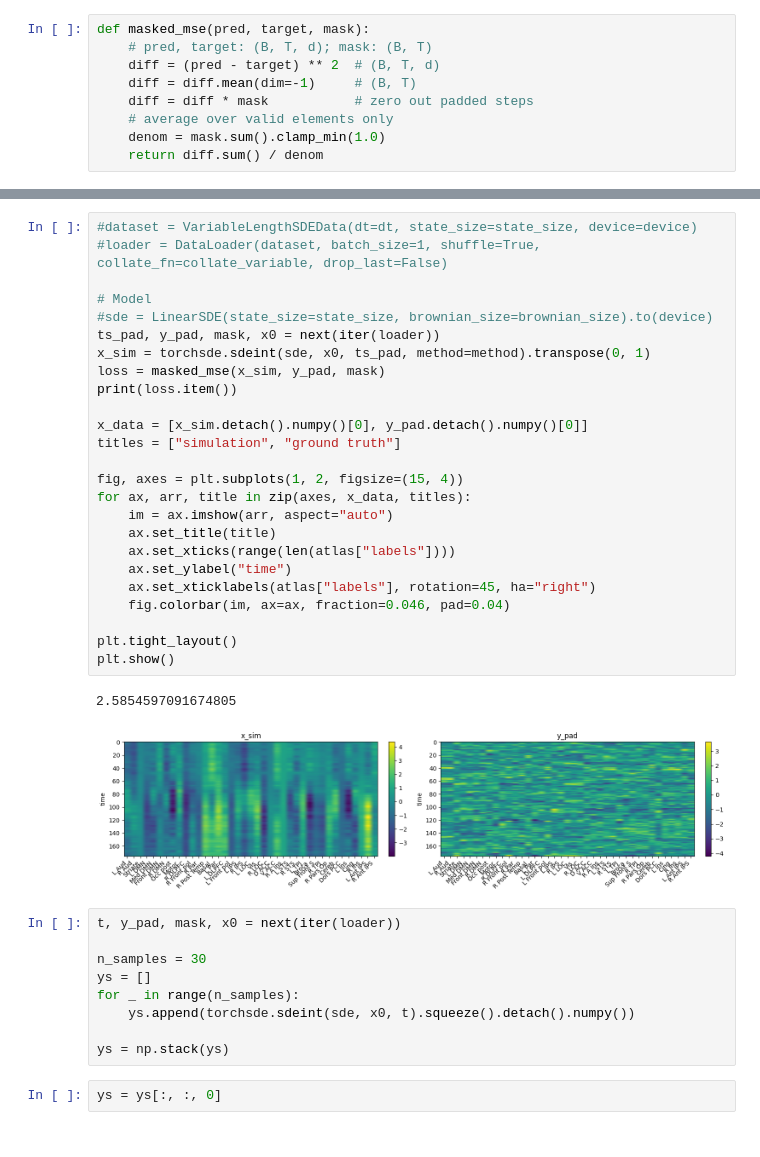
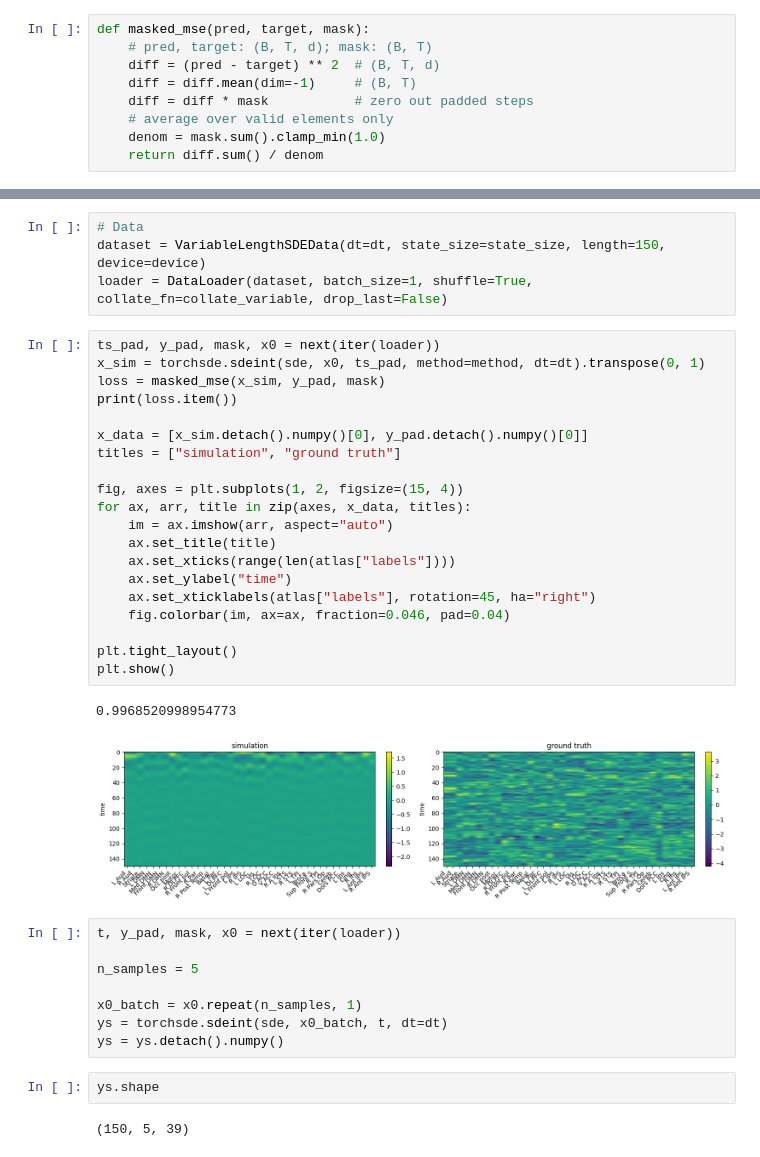
Before and after one commit to dani2442/neuroscience, a Jupyter notebook: notebooks/model_sde.ipynb, the cells around one changed output, grey strips where cells are left out. Saved outputs shown, nothing was run; the diff lists cells and outputs as text.

```diff
--- a/notebooks/model_sde.ipynb
+++ b/notebooks/model_sde.ipynb
@@ -234,39 +245,39 @@ for epoch in range(1, epochs + 1):
-# %%
-#dataset = VariableLengthSDEData(dt=dt, state_size=state_size, device=device)
-#loader = DataLoader(dataset, batch_size=1, shuffle=True, collate_fn=collate_variable, drop_last=False)
-
-# Model
-#sde = LinearSDE(state_size=state_size, brownian_size=brownian_size).to(device)
-ts_pad, y_pad, mask, x0 = next(iter(loader))
-x_sim = torchsde.sdeint(sde, x0, ts_pad, method=method).transpose(0, 1)
-loss = masked_mse(x_sim, y_pad, mask)
-print(loss.item())
-
-x_data = [x_sim.detach().numpy()[0], y_pad.detach().numpy()[0]]
-titles = ["simulation", "ground truth"]
-
-fig, axes = plt.subplots(1, 2, figsize=(15, 4))
-for ax, arr, title in zip(axes, x_data, titles):
-    im = ax.imshow(arr, aspect="auto")
-    ax.set_title(title)
-    ax.set_xticks(range(len(atlas["labels"])))
-    ax.set_ylabel("time")
-    ax.set_xticklabels(atlas["labels"], rotation=45, ha="right")
-    fig.colorbar(im, ax=ax, fraction=0.046, pad=0.04)
-
-plt.tight_layout()
-plt.show()
-# %% [output]
-2.5854597091674805
-[figure, removed]
+# %%
+# Data
+dataset = VariableLengthSDEData(dt=dt, state_size=state_size, length=150, device=device)
+loader = DataLoader(dataset, batch_size=1, shuffle=True, collate_fn=collate_variable, drop_last=False)
+# %%
+ts_pad, y_pad, mask, x0 = next(iter(loader))
+x_sim = torchsde.sdeint(sde, x0, ts_pad, method=method, dt=dt).transpose(0, 1)
+loss = masked_mse(x_sim, y_pad, mask)
+print(loss.item())
+
+x_data = [x_sim.detach().numpy()[0], y_pad.detach().numpy()[0]]
+titles = ["simulation", "ground truth"]
+
+fig, axes = plt.subplots(1, 2, figsize=(15, 4))
+for ax, arr, title in zip(axes, x_data, titles):
+    im = ax.imshow(arr, aspect="auto")
+    ax.set_title(title)
+    ax.set_xticks(range(len(atlas["labels"])))
+    ax.set_ylabel("time")
+    ax.set_xticklabels(atlas["labels"], rotation=45, ha="right")
+    fig.colorbar(im, ax=ax, fraction=0.046, pad=0.04)
+
+plt.tight_layout()
+plt.show()
+# %% [output]
+0.9968520998954773
+[figure, added]
 # %%
 t, y_pad, mask, x0 = next(iter(loader))
 
-n_samples = 30
-ys = []
-for _ in range(n_samples):
-    ys.append(torchsde.sdeint(sde, x0, t).squeeze().detach().numpy())
+n_samples = 5
 
-ys = np.stack(ys)
+x0_batch = x0.repeat(n_samples, 1)
+ys = torchsde.sdeint(sde, x0_batch, t, dt=dt)
+ys = ys.detach().numpy()
-# %%
-ys = ys[:, :, 0]
+# %%
+ys.shape
+# %% [output]
+(150, 5, 39)
```
Also changed, not shown: parts of 11 cells of this notebook, 3 other files.
